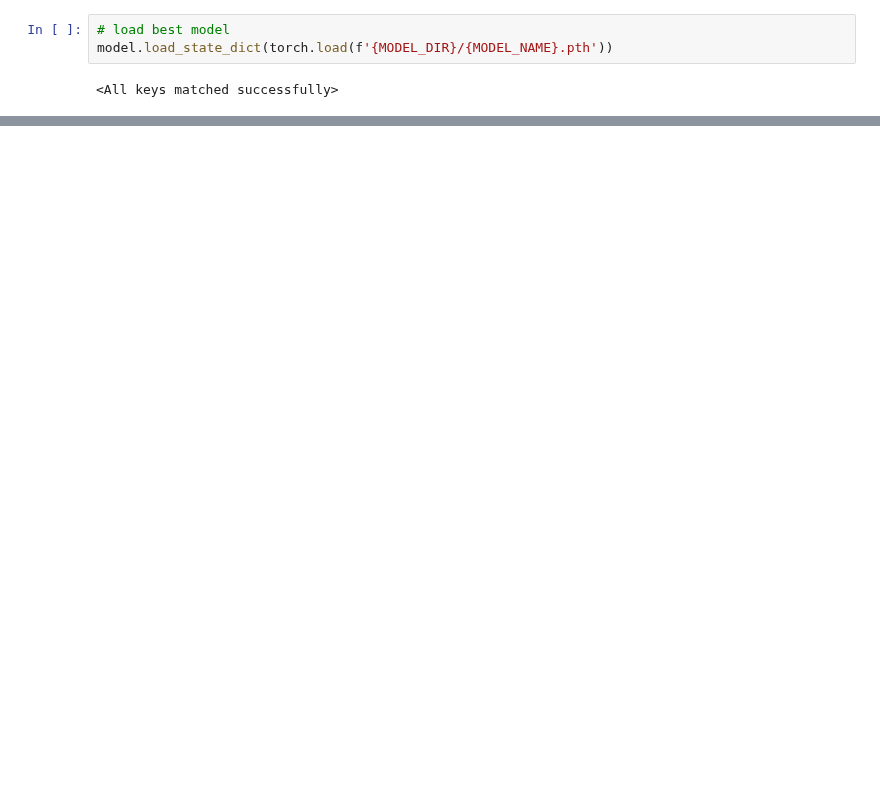
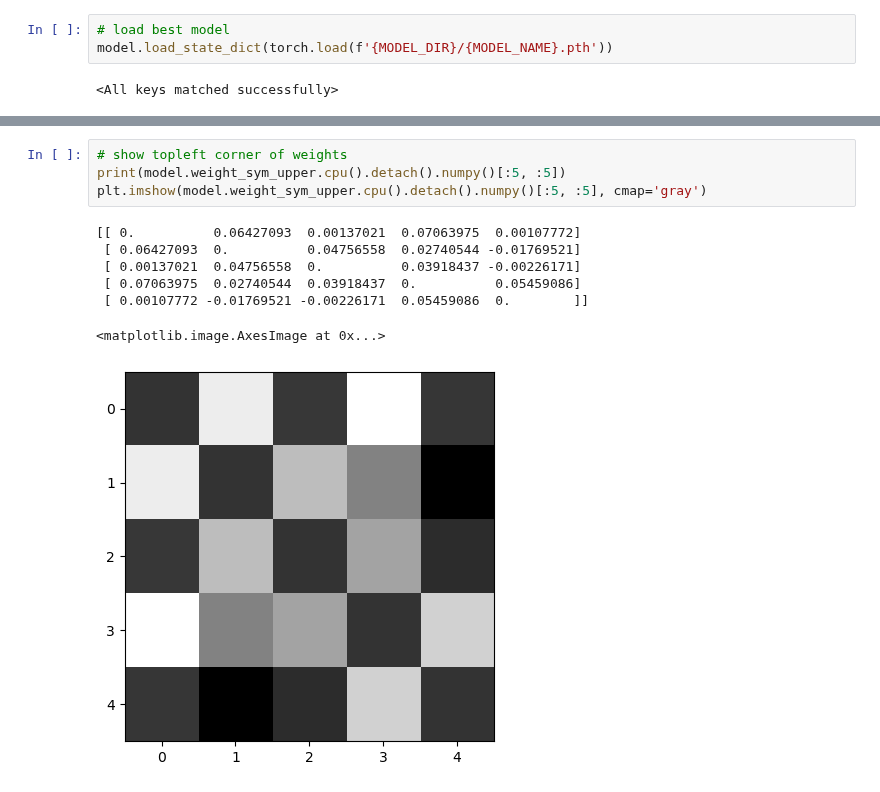
Before and after one commit to joeagriffith/hopfield-networks, a Jupyter notebook: mnist_discrete.ipynb, the cells around one changed output, grey strips where cells are left out. Saved outputs shown, nothing was run; the diff lists cells and outputs as text; blank space fills up the shorter version.

```diff
--- a/mnist_discrete.ipynb
+++ b/mnist_discrete.ipynb
@@ -148,3 +115,15 @@ Final energy: -7078.546875 - Final loss: 30.64444351196289
+# %%
+# show topleft corner of weights
+print(model.weight_sym_upper.cpu().detach().numpy()[:5, :5])
+plt.imshow(model.weight_sym_upper.cpu().detach().numpy()[:5, :5], cmap='gray')
+# %% [output]
+[[ 0.          0.06427093  0.00137021  0.07063975  0.00107772]
+ [ 0.06427093  0.          0.04756558  0.02740544 -0.01769521]
+ [ 0.00137021  0.04756558  0.          0.03918437 -0.00226171]
+ [ 0.07063975  0.02740544  0.03918437  0.          0.05459086]
+ [ 0.00107772 -0.01769521 -0.00226171  0.05459086  0.        ]]
+<matplotlib.image.AxesImage at 0x...>
+[figure, added]
 # %%
 # plot energy over epochs
 plt.plot(energy)
```
Also changed, not shown: parts of 9 cells of this notebook, 7 other files.
